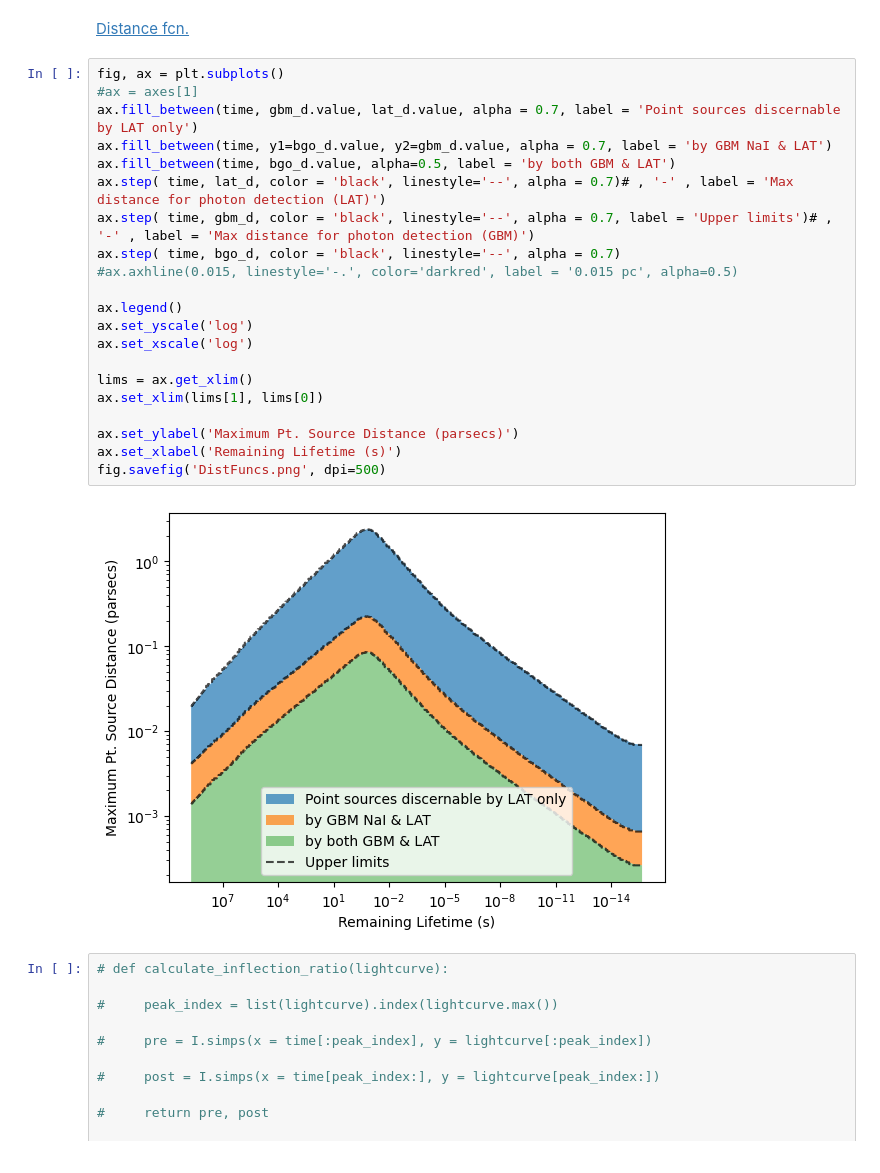
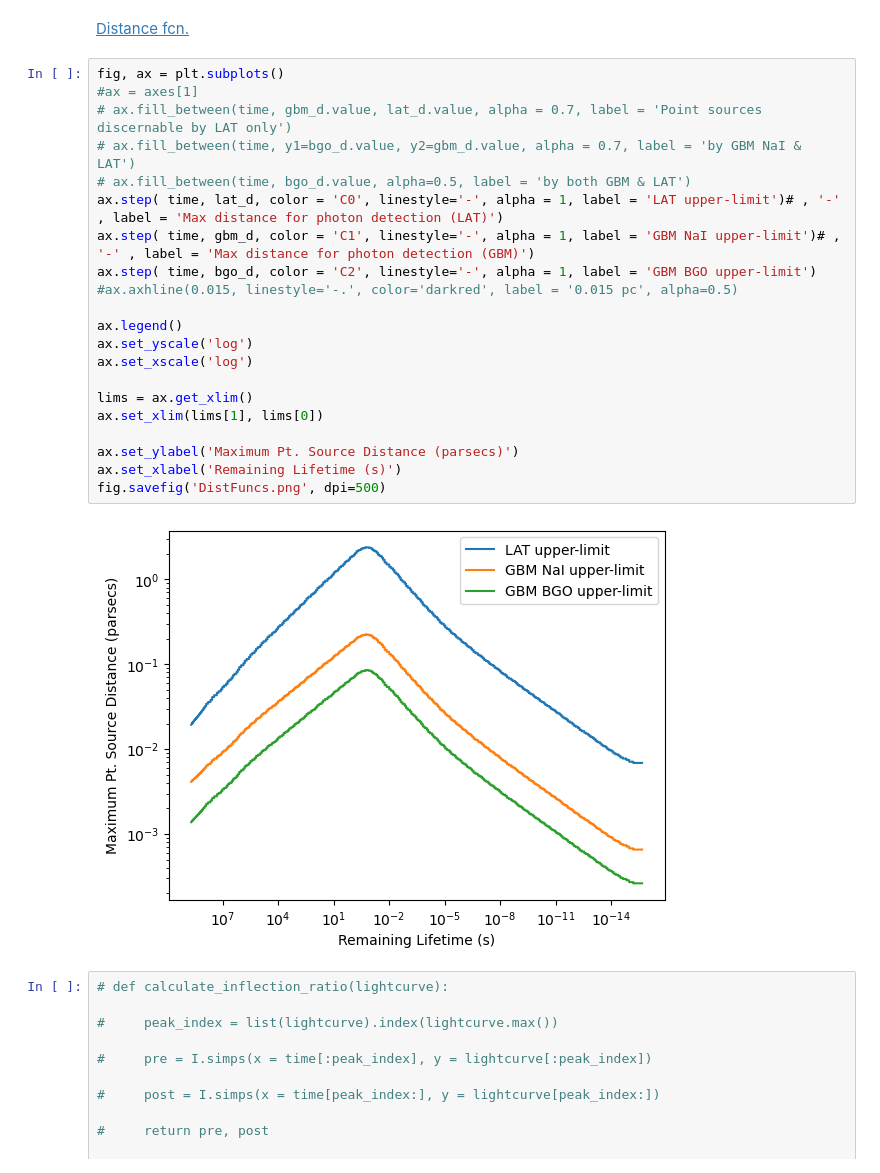
Before and after one commit to xboluna/Research, a Jupyter notebook: BHRad/Modelling/BHawk_Modelling.ipynb, the cells around one changed output. Saved outputs shown, nothing was run; the diff lists cells and outputs as text.

```diff
--- a/BHRad/Modelling/BHawk_Modelling.ipynb
+++ b/BHRad/Modelling/BHawk_Modelling.ipynb
@@ -80,26 +80,26 @@ fig.savefig('Lightcurves.png', dpi=500)
 # %%
 fig, ax = plt.subplots()
 #ax = axes[1]
-ax.fill_between(time, gbm_d.value, lat_d.value, alpha = 0.7, label = 'Point sources discernable by LAT only')
-ax.fill_between(time, y1=bgo_d.value, y2=gbm_d.value, alpha = 0.7, label = 'by GBM NaI & LAT')
-ax.fill_between(time, bgo_d.value, alpha=0.5, label = 'by both GBM & LAT')
-ax.step( time, lat_d, color = 'black', linestyle='--', alpha = 0.7)# , '-' , label = 'Max distance for photon detection (LAT)')
-ax.step( time, gbm_d, color = 'black', linestyle='--', alpha = 0.7, label = 'Upper limits')# , '-' , label = 'Max distance for photon detection (GBM)')
-ax.step( time, bgo_d, color = 'black', linestyle='--', alpha = 0.7)
+# ax.fill_between(time, gbm_d.value, lat_d.value, alpha = 0.7, label = 'Point sources discernable by LAT only')
+# ax.fill_between(time, y1=bgo_d.value, y2=gbm_d.value, alpha = 0.7, label = 'by GBM NaI & LAT')
+# ax.fill_between(time, bgo_d.value, alpha=0.5, label = 'by both GBM & LAT')
+ax.step( time, lat_d, color = 'C0', linestyle='-', alpha = 1, label = 'LAT upper-limit')# , '-' , label = 'Max distance for photon detection (LAT)')
+ax.step( time, gbm_d, color = 'C1', linestyle='-', alpha = 1, label = 'GBM NaI upper-limit')# , '-' , label = 'Max distance for photon detection (GBM)')
+ax.step( time, bgo_d, color = 'C2', linestyle='-', alpha = 1, label = 'GBM BGO upper-limit')
 #ax.axhline(0.015, linestyle='-.', color='darkred', label = '0.015 pc', alpha=0.5)
 
 ax.legend()
 ax.set_yscale('log')
 ax.set_xscale('log')
 
 lims = ax.get_xlim()
 ax.set_xlim(lims[1], lims[0])
 
 ax.set_ylabel('Maximum Pt. Source Distance (parsecs)')
 ax.set_xlabel('Remaining Lifetime (s)')
 fig.savefig('DistFuncs.png', dpi=500)
 # %% [output]
-[figure, old version]
+[figure, new version]
 # %%
 # def calculate_inflection_ratio(lightcurve):
 
```
Also changed, not shown: parts of 2 cells of this notebook, 3 other files.
